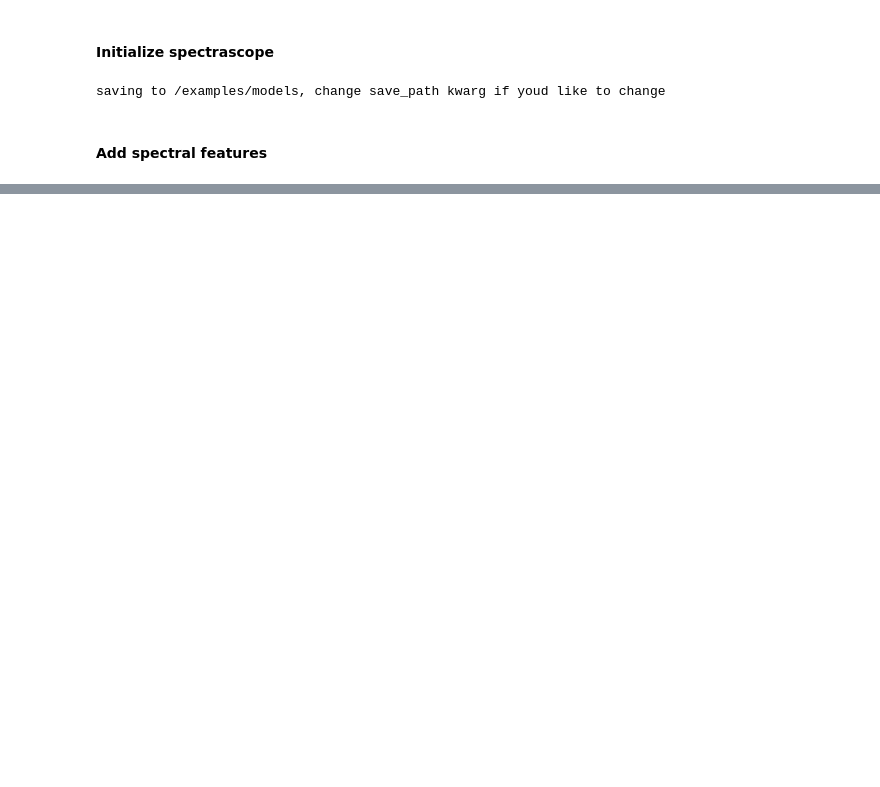
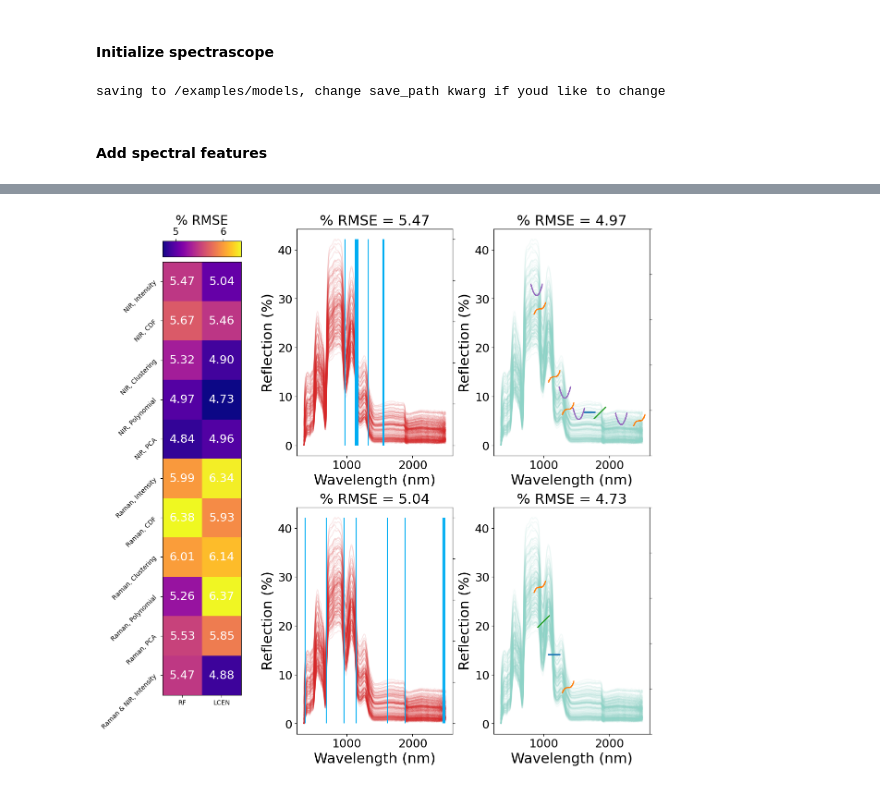
Before and after one commit to TRI-AMDD/spectrascope, a Jupyter notebook: examples/grapes.ipynb, the cells around one changed output, grey strips where cells are left out. Drawn from its saved outputs; the diff is of its cells as text; code cells hidden in the pictures; blank space fills up the shorter version.

```diff
--- a/examples/grapes.ipynb
+++ b/examples/grapes.ipynb
@@ -608,7 +164,0 @@ fig.show()
-# %%
-labels = {str(i): f"PC {i+1}" for i in range(5)}
-labels['color'] = 'Brixs'
-
-fig = px.scatter_matrix(ss_f.rm_featureagg[:,:5], labels=labels, color=ss_f.br)
-fig.update_traces(diagonal_visible=False)
-fig.update_coloraxes(colorscale='Viridis')
@@ -614,0 +292,76 @@ fig.update_coloraxes(colorscale='Viridis')
+# %%
+import matplotlib.gridspec as gridspec
+fontsize = 22
+ticklabelsize = 18
+
+
+results_df = copy.copy(pd.DataFrame(ss_f.best_fits).T)
+
+# Setting up the figure
+fig = plt.figure(figsize=(12, 12), constrained_layout=True)
+outer_gs = gridspec.GridSpec(2,3, figure=fig, width_ratios=[1,2.5,2.5], height_ratios=[1, 1], hspace=0.5, wspace=0.2)
+# First row: 3 subplots
+ax1 = fig.add_subplot(outer_gs[:,0])
+inner_top = gridspec.GridSpecFromSubplotSpec(2,1, subplot_spec=outer_gs[:,1], wspace=0.3)
+ax4 = fig.add_subplot(inner_top[0])
+ax2 = fig.add_subplot(inner_top[1])
+
+inner_bottom = gridspec.GridSpecFromSubplotSpec(2,1, subplot_spec=outer_gs[:,2], wspace=0.3)
+ax5 = fig.add_subplot(inner_bottom[0])
+ax3 = fig.add_subplot(inner_bottom[1])
+
+#Twin x axis for plotting the selected features
+ax2_twin = ax2.twinx()
+ax3_twin = ax3.twinx()
+ax4_twin = ax4.twinx()
+ax5_twin = ax5.twinx()
+
+
+prmse_df = (np.sqrt(results_df.T) / ss_f.br.max()) * 100  # percent RMSE
+
+im = ax1.imshow(prmse_df, cmap='plasma')
+ax1.set_yticks(np.arange(len(labels)));
+ax1.set_yticklabels(labels, rotation=45, ha='right');
+ax1.set_xticks([0, 1])
+ax1.set_xticklabels(['RF', 'LCEN'])
+cb1 = fig.colorbar(im, ax=ax1, location='top', aspect=5, pad=0.01)
+cb1.ax.tick_params(labelsize=15)  # Tick label font size
+cb1.set_label('% RMSE', fontsize=20)
+
+for (i, j), val in np.ndenumerate(prmse_df):
+    ax1.text(j, i, f'{val:.2f}', ha='center', va='center', color='white',size=ticklabelsize)
+
+spec = 'nir'
+
+for mn, axes in zip(['RandomForestRegressor', 'LCEN'], [(ax4, ax5, ax4_twin), (ax2, ax3, ax2_twin)]):
+    ax_i, ax_ii, ax_twin = axes
+    rmse = pd.DataFrame(ss_f.best_fits).T[['nir_pointwise_features_br', 'nir_polynomial_featuresall_br']].loc[mn].values
+    subplot_titles=['', '']
+    subplot_titles = [title + f'% RMSE = {round(100 * r / np.max(ss_f.br), 2)}' for title, r in zip(subplot_titles, np.sqrt(rmse))]
+    ax_i.set_title(subplot_titles[0], fontsize=fontsize)
+    ax_ii.set_title(subplot_titles[1], fontsize=fontsize)
+    for spectrum in ss_f.nir_pointwise_features:
+        ax_i.plot(ss_f.nir_xaxis, spectrum, color='#d62728', alpha=0.1)
+        ax_ii.plot(ss_f.nir_xaxis, spectrum, color=plt.cm.Set3(np.arange(10))[0], alpha=0.1)
+
+    model = getattr(ss_f, f'{spec}_pointwise_features_br_{mn}')
+    selected_features = model['selected_features'][:10]
+    selected_vals = model['selected_vals']
+    for i in selected_features:
+        ax_twin.vlines(ss_f.nir_xaxis[i], 0, 1, color='#00ADF2', alpha=1)
+
+plot_spectral_features_matplotlib(ss_f.nir_xaxis, ss_f.nir_pointwise_features[0], ss_f.nir_polynomial_featuresall_br_RandomForestRegressor['selected_features'][:10], ax=ax5,zoom=0.05, plot_raw=False)
+plot_spectral_features_matplotlib(ss_f.nir_xaxis, ss_f.nir_pointwise_features[0], ss_f.nir_polynomial_featuresall_br_LCEN['selected_features'][:10], ax=ax3,zoom=0.05, plot_raw=False)
+
+
+for ax in [ax2, ax3, ax4, ax5]:
+    ax.set_xlabel('Wavelength (nm)',fontsize=fontsize)
+    ax.set_ylabel('Reflection (%)',fontsize=fontsize)
+    ax.tick_params(axis='both', labelsize=ticklabelsize)
+    ax.xaxis.label.set_size(fontsize)
+    ax.yaxis.label.set_size(fontsize)
+
+for ax in [ax2_twin, ax3_twin, ax4_twin, ax5_twin]:
+    ax.set_yticklabels([]);
+# %% [output]
+[figure, added]
```
Also changed, not shown: parts of 56 cells of this notebook.
